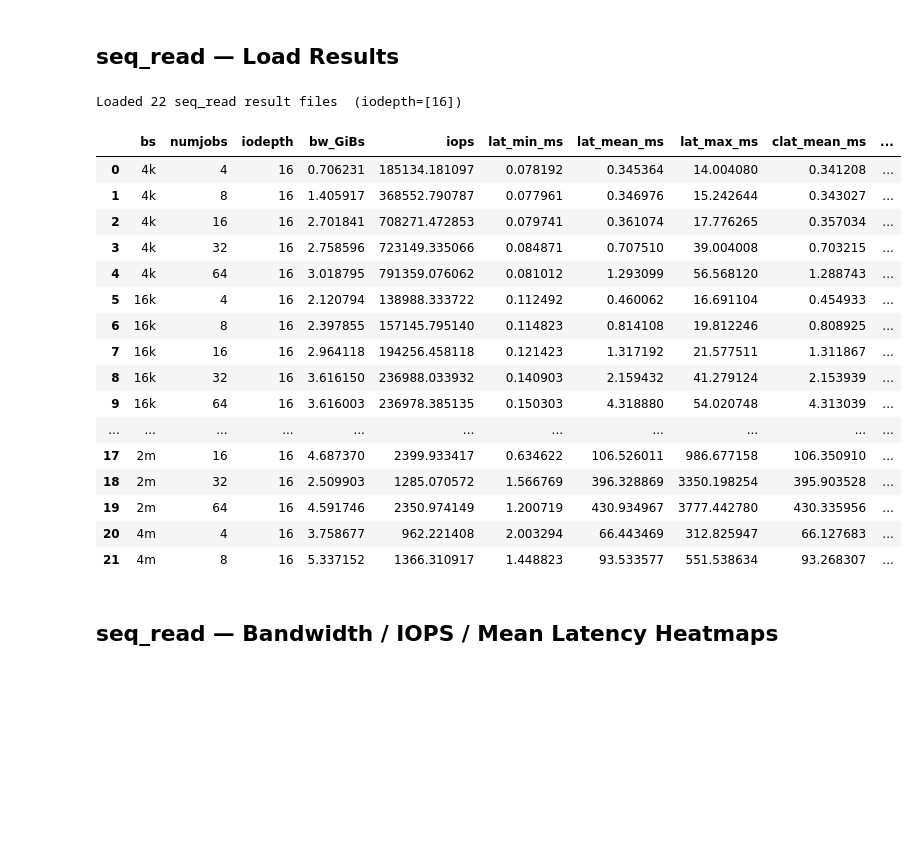
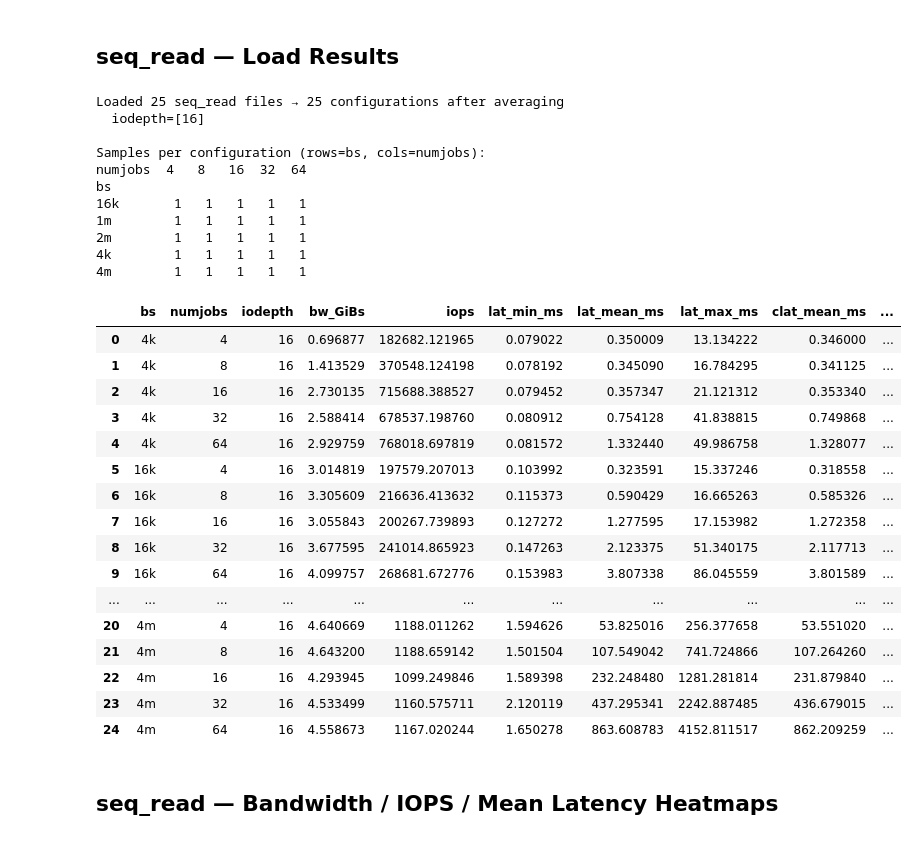
Before and after one commit to cissieAB/pdsw26_daos-bench, a Jupyter notebook: results/testbed/fio-dfs-heatmap-nj-bs-sweep/fio_dfs_heatmap_nj-bs_sweep.ipynb, the cells around one changed output. Saved outputs shown, nothing was run; the diff lists cells and outputs as text; code cells hidden in the pictures; blank space fills up the shorter version.

```diff
--- a/results/testbed/fio-dfs-heatmap-nj-bs-sweep/fio_dfs_heatmap_nj-bs_sweep.ipynb
+++ b/results/testbed/fio-dfs-heatmap-nj-bs-sweep/fio_dfs_heatmap_nj-bs_sweep.ipynb
@@ -197,34 +197,56 @@ plt.show()
 ## seq_read — Load Results
 # %%
 sr_files = [f for f in sorted(RESULTS_DIR.glob("fio_seq_read_*.json")) if f.stat().st_size > 0]
-df_sr = pd.DataFrame([parse_file(f) for f in sr_files])
+df_sr_raw = pd.DataFrame([parse_file(f) for f in sr_files])
+
+# Average over duplicate runs for the same (bs, numjobs) configuration
+numeric_cols = [c for c in df_sr_raw.columns if c not in ("bs", "numjobs", "iodepth")]
+df_sr = (
+    df_sr_raw
+    .groupby(["bs", "numjobs", "iodepth"], as_index=False)[numeric_cols]
+    .mean()
+)
 
 df_sr["bs_bytes"] = df_sr["bs"].apply(bs_to_bytes)
 df_sr["bs"]       = pd.Categorical(df_sr["bs"],       categories=BS_ORDER, ordered=True)
 df_sr["numjobs"]  = pd.Categorical(df_sr["numjobs"],  categories=NJ_ORDER, ordered=True)
 df_sr = df_sr.sort_values(["bs_bytes", "numjobs"]).reset_index(drop=True)
 
-print(f"Loaded {len(df_sr)} seq_read result files  (iodepth={df_sr['iodepth'].unique()})")
+sample_counts = df_sr_raw.groupby(["bs", "numjobs"]).size().rename("n_samples")
+print(f"Loaded {len(sr_files)} seq_read files → {len(df_sr)} configurations after averaging")
+print(f"  iodepth={df_sr['iodepth'].unique()}")
+print("\nSamples per configuration (rows=bs, cols=numjobs):")
+print(sample_counts.unstack("numjobs").to_string())
 df_sr
 # %% [output]
-Loaded 22 seq_read result files  (iodepth=[16])
+Loaded 25 seq_read files → 25 configurations after averaging
+  iodepth=[16]
+
+Samples per configuration (rows=bs, cols=numjobs):
+numjobs  4   8   16  32  64
+bs
+16k       1   1   1   1   1
+1m        1   1   1   1   1
+2m        1   1   1   1   1
+4k        1   1   1   1   1
+4m        1   1   1   1   1
 |  | bs | numjobs | iodepth | bw_GiBs | iops | lat_min_ms | lat_mean_ms | lat_max_ms | clat_mean_ms | ... |
-| 0 | 4k | 4 | 16 | 0.706231 | 185134.181097 | 0.078192 | 0.345364 | 14.004080 | 0.341208 | ... |
-| 1 | 4k | 8 | 16 | 1.405917 | 368552.790787 | 0.077961 | 0.346976 | 15.242644 | 0.343027 | ... |
-| 2 | 4k | 16 | 16 | 2.701841 | 708271.472853 | 0.079741 | 0.361074 | 17.776265 | 0.357034 | ... |
-| 3 | 4k | 32 | 16 | 2.758596 | 723149.335066 | 0.084871 | 0.707510 | 39.004008 | 0.703215 | ... |
-| 4 | 4k | 64 | 16 | 3.018795 | 791359.076062 | 0.081012 | 1.293099 | 56.568120 | 1.288743 | ... |
-| 5 | 16k | 4 | 16 | 2.120794 | 138988.333722 | 0.112492 | 0.460062 | 16.691104 | 0.454933 | ... |
-| 6 | 16k | 8 | 16 | 2.397855 | 157145.795140 | 0.114823 | 0.814108 | 19.812246 | 0.808925 | ... |
-| 7 | 16k | 16 | 16 | 2.964118 | 194256.458118 | 0.121423 | 1.317192 | 21.577511 | 1.311867 | ... |
-| 8 | 16k | 32 | 16 | 3.616150 | 236988.033932 | 0.140903 | 2.159432 | 41.279124 | 2.153939 | ... |
-| 9 | 16k | 64 | 16 | 3.616003 | 236978.385135 | 0.150303 | 4.318880 | 54.020748 | 4.313039 | ... |
+| 0 | 4k | 4 | 16 | 0.696877 | 182682.121965 | 0.079022 | 0.350009 | 13.134222 | 0.346000 | ... |
+| 1 | 4k | 8 | 16 | 1.413529 | 370548.124198 | 0.078192 | 0.345090 | 16.784295 | 0.341125 | ... |
+| 2 | 4k | 16 | 16 | 2.730135 | 715688.388527 | 0.079452 | 0.357347 | 21.121312 | 0.353340 | ... |
+| 3 | 4k | 32 | 16 | 2.588414 | 678537.198760 | 0.080912 | 0.754128 | 41.838815 | 0.749868 | ... |
+| 4 | 4k | 64 | 16 | 2.929759 | 768018.697819 | 0.081572 | 1.332440 | 49.986758 | 1.328077 | ... |
+| 5 | 16k | 4 | 16 | 3.014819 | 197579.207013 | 0.103992 | 0.323591 | 15.337246 | 0.318558 | ... |
+| 6 | 16k | 8 | 16 | 3.305609 | 216636.413632 | 0.115373 | 0.590429 | 16.665263 | 0.585326 | ... |
+| 7 | 16k | 16 | 16 | 3.055843 | 200267.739893 | 0.127272 | 1.277595 | 17.153982 | 1.272358 | ... |
+| 8 | 16k | 32 | 16 | 3.677595 | 241014.865923 | 0.147263 | 2.123375 | 51.340175 | 2.117713 | ... |
+| 9 | 16k | 64 | 16 | 4.099757 | 268681.672776 | 0.153983 | 3.807338 | 86.045559 | 3.801589 | ... |
 | ... | ... | ... | ... | ... | ... | ... | ... | ... | ... | ... |
-| 17 | 2m | 16 | 16 | 4.687370 | 2399.933417 | 0.634622 | 106.526011 | 986.677158 | 106.350910 | ... |
-| 18 | 2m | 32 | 16 | 2.509903 | 1285.070572 | 1.566769 | 396.328869 | 3350.198254 | 395.903528 | ... |
-| 19 | 2m | 64 | 16 | 4.591746 | 2350.974149 | 1.200719 | 430.934967 | 3777.442780 | 430.335956 | ... |
-| 20 | 4m | 4 | 16 | 3.758677 | 962.221408 | 2.003294 | 66.443469 | 312.825947 | 66.127683 | ... |
-| 21 | 4m | 8 | 16 | 5.337152 | 1366.310917 | 1.448823 | 93.533577 | 551.538634 | 93.268307 | ... |
+| 20 | 4m | 4 | 16 | 4.640669 | 1188.011262 | 1.594626 | 53.825016 | 256.377658 | 53.551020 | ... |
+| 21 | 4m | 8 | 16 | 4.643200 | 1188.659142 | 1.501504 | 107.549042 | 741.724866 | 107.264260 | ... |
+| 22 | 4m | 16 | 16 | 4.293945 | 1099.249846 | 1.589398 | 232.248480 | 1281.281814 | 231.879840 | ... |
+| 23 | 4m | 32 | 16 | 4.533499 | 1160.575711 | 2.120119 | 437.295341 | 2242.887485 | 436.679015 | ... |
+| 24 | 4m | 64 | 16 | 4.558673 | 1167.020244 | 1.650278 | 863.608783 | 4152.811517 | 862.209259 | ... |
 # %% [markdown]
 ## seq_read — Bandwidth / IOPS / Mean Latency Heatmaps
 # %%
```
Also changed, not shown: parts of 6 cells of this notebook, 26 other files.
